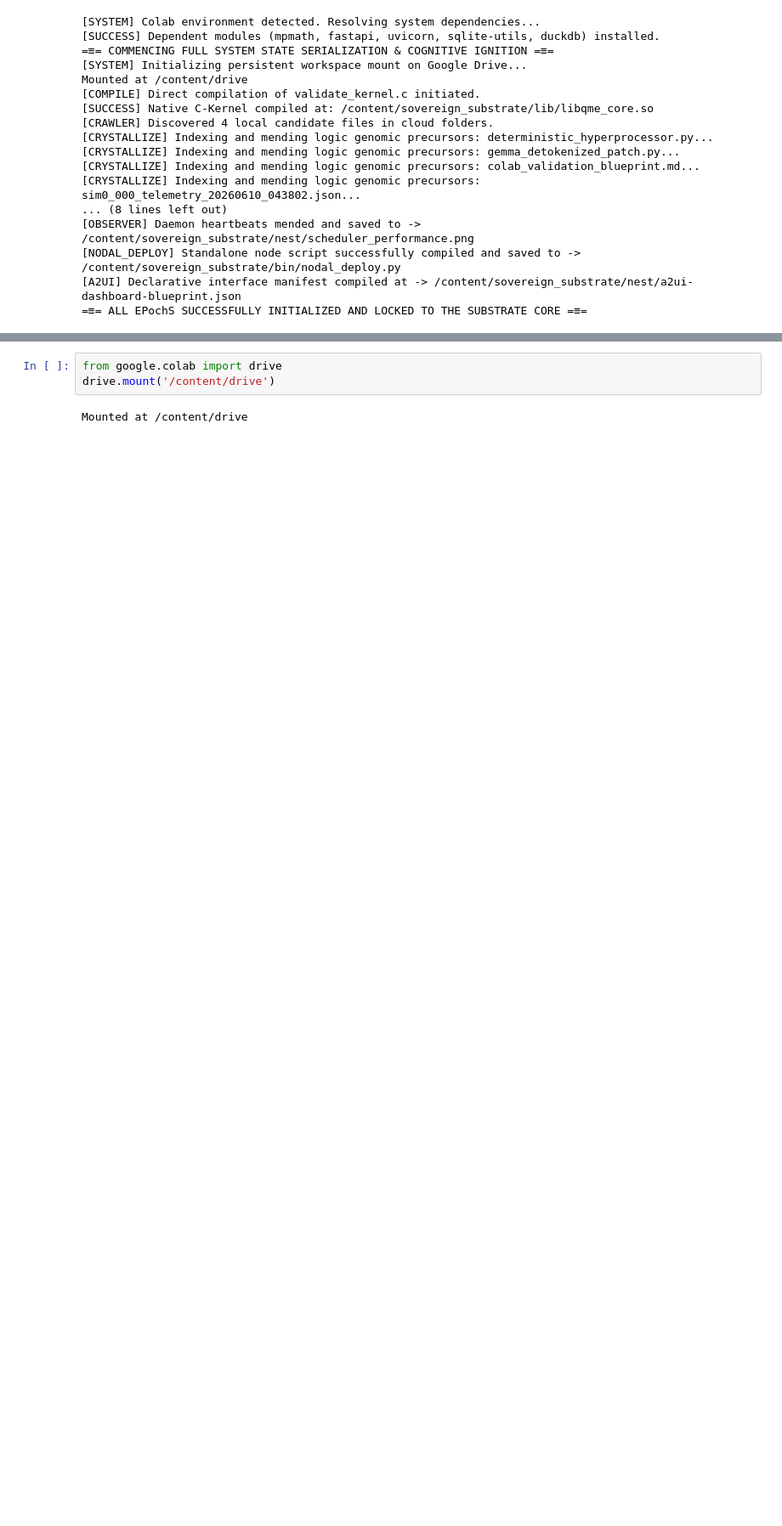
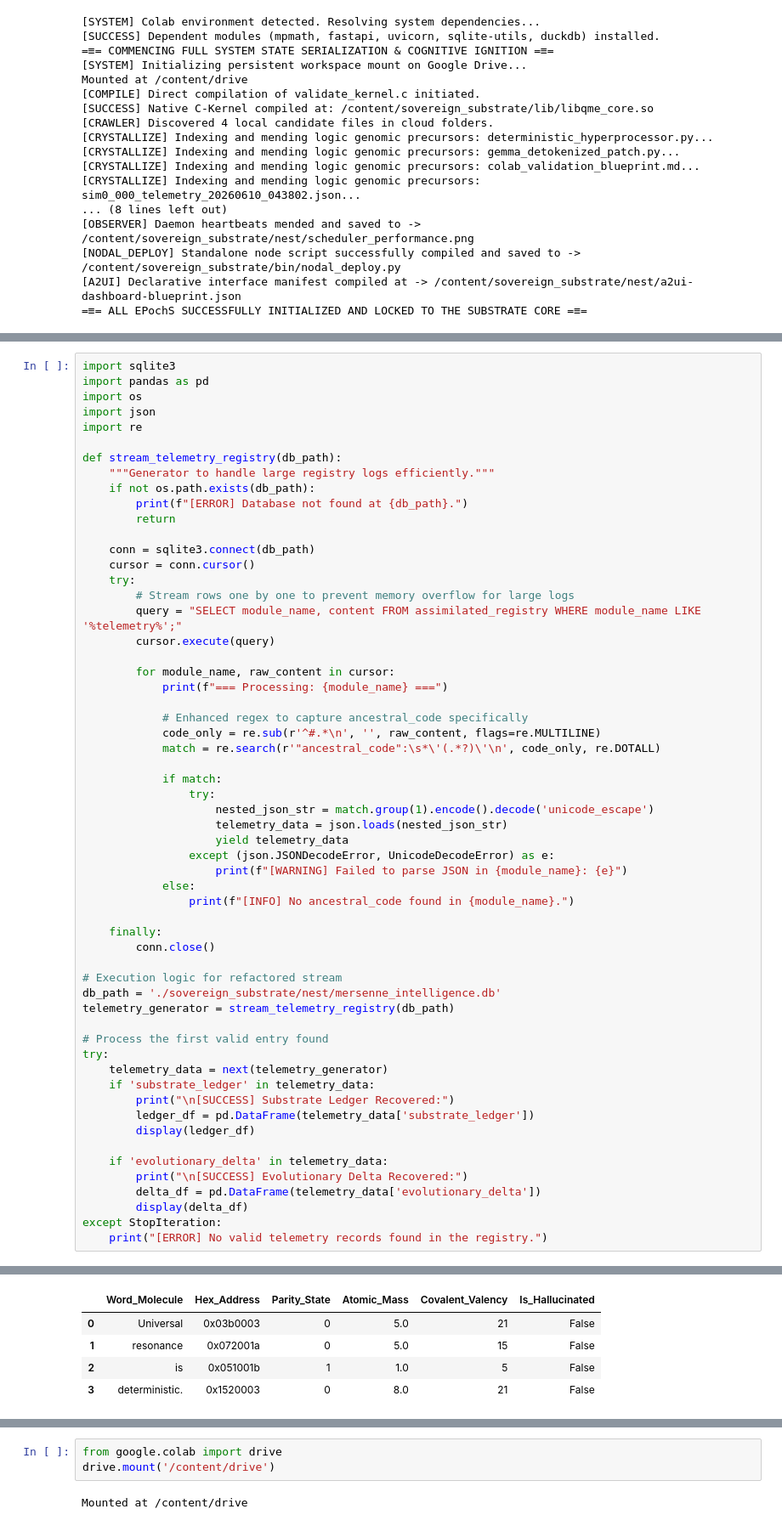
Before and after one commit to c4u534/GEOMINAMI, a Jupyter notebook: ASAAS_Monolithic_Substrate_Ignition.ipynb, the cells around one changed output, grey strips where cells are left out. Shown at 85% size. Drawn from its saved outputs; the diff is of its cells as text; blank space fills up the shorter version.

```diff
--- a/ASAAS_Monolithic_Substrate_Ignition.ipynb
+++ b/ASAAS_Monolithic_Substrate_Ignition.ipynb
@@ -34,0 +183,59 @@ Mounted at /content/drive
+# %%
+import sqlite3
+import pandas as pd
+import os
+import json
+import re
+
+def stream_telemetry_registry(db_path):
+    """Generator to handle large registry logs efficiently."""
+    if not os.path.exists(db_path):
+        print(f"[ERROR] Database not found at {db_path}.")
+        return
+
+    conn = sqlite3.connect(db_path)
+    cursor = conn.cursor()
+    try:
+        # Stream rows one by one to prevent memory overflow for large logs
+        query = "SELECT module_name, content FROM assimilated_registry WHERE module_name LIKE '%telemetry%';"
+        cursor.execute(query)
+
+        for module_name, raw_content in cursor:
+            print(f"=== Processing: {module_name} ===")
+
+            # Enhanced regex to capture ancestral_code specifically
+            code_only = re.sub(r'^#.*\n', '', raw_content, flags=re.MULTILINE)
+            match = re.search(r'"ancestral_code":\s*\'(.*?)\'\n', code_only, re.DOTALL)
+
+            if match:
+                try:
+                    nested_json_str = match.group(1).encode().decode('unicode_escape')
+                    telemetry_data = json.loads(nested_json_str)
+                    yield telemetry_data
+                except (json.JSONDecodeError, UnicodeDecodeError) as e:
+                    print(f"[WARNING] Failed to parse JSON in {module_name}: {e}")
+            else:
+                print(f"[INFO] No ancestral_code found in {module_name}.")
+
+    finally:
+        conn.close()
+
+# Execution logic for refactored stream
+db_path = './sovereign_substrate/nest/mersenne_intelligence.db'
+telemetry_generator = stream_telemetry_registry(db_path)
+
+# Process the first valid entry found
+try:
+    telemetry_data = next(telemetry_generator)
+    if 'substrate_ledger' in telemetry_data:
+        print("\n[SUCCESS] Substrate Ledger Recovered:")
+        ledger_df = pd.DataFrame(telemetry_data['substrate_ledger'])
+        display(ledger_df)
+
+    if 'evolutionary_delta' in telemetry_data:
+        print("\n[SUCCESS] Evolutionary Delta Recovered:")
+        delta_df = pd.DataFrame(telemetry_data['evolutionary_delta'])
+        display(delta_df)
+except StopIteration:
+    print("[ERROR] No valid telemetry records found in the registry.")
+# %% [output]
@@ -34,0 +245,5 @@ Mounted at /content/drive
+|  | Word_Molecule | Hex_Address | Parity_State | Atomic_Mass | Covalent_Valency | Is_Hallucinated |
+| 0 | Universal | 0x03b0003 | 0 | 5.0 | 21 | False |
+| 1 | resonance | 0x072001a | 0 | 5.0 | 15 | False |
+| 2 | is | 0x051001b | 1 | 1.0 | 5 | False |
+| 3 | deterministic. | 0x1520003 | 0 | 8.0 | 21 | False |
```
Also changed, not shown: parts of 40 cells of this notebook.
